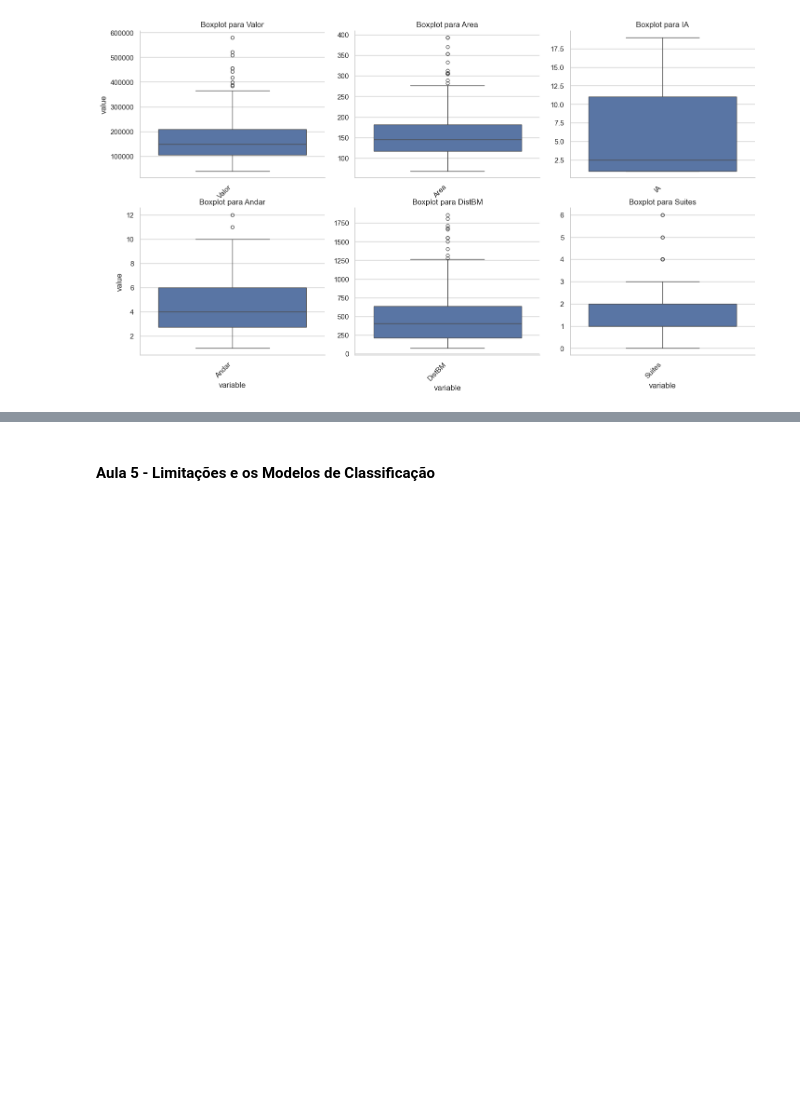
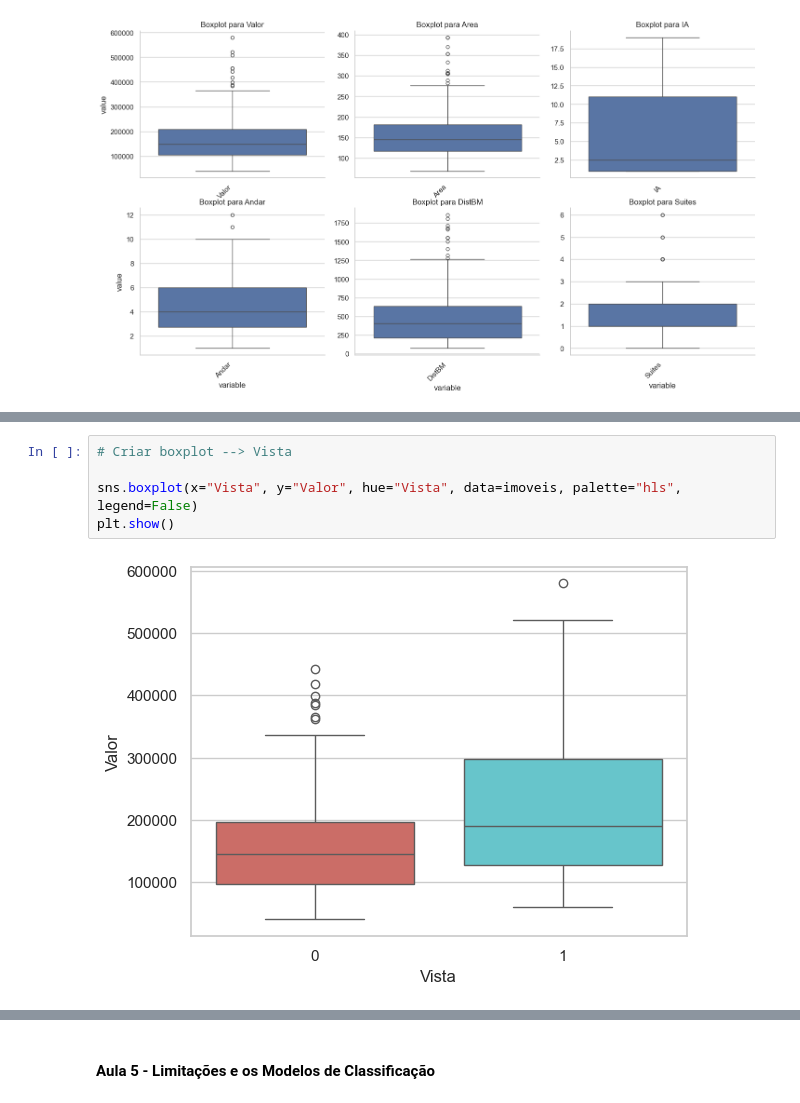
Before and after one commit to RicardViana/fiap-Machine-Learning-and-Time-Series, a Jupyter notebook: machine_learning_com_python.ipynb, the cells around one changed output, grey strips where cells are left out. Drawn from its saved outputs; the diff is of its cells as text; blank space fills up the shorter version.

```diff
--- a/machine_learning_com_python.ipynb
+++ b/machine_learning_com_python.ipynb
@@ -1580,0 +1611,7 @@ plt.show()
+# %%
+# Criar boxplot --> Vista
+
+sns.boxplot(x="Vista", y="Valor", hue="Vista", data=imoveis, palette="hls", legend=False)
+plt.show()
+# %% [output]
+[figure, added]
```
Also changed, not shown: parts of 9 cells of this notebook.
